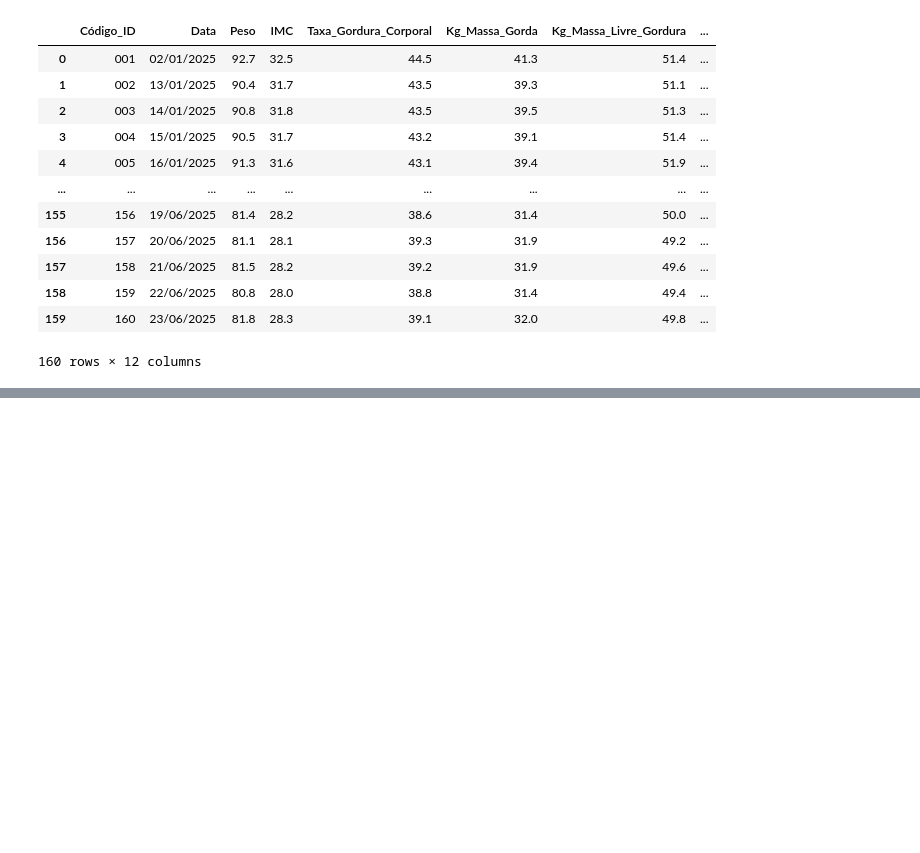
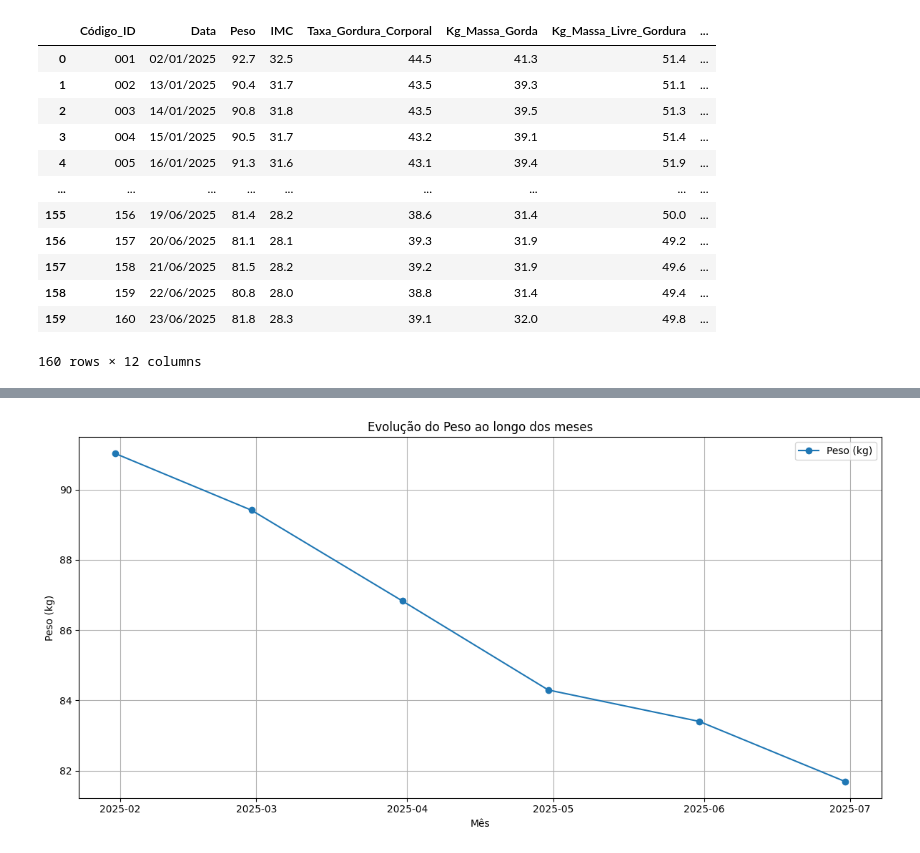
Before and after one commit to victoriawermelinger/Codigo_Fonte_WermelingerV, a Jupyter notebook: Projeto Redefinido: Código Carioca Corporal/PROJETO_FITNESS_CÓDIGOS.ipynb, the cells around one changed output, grey strips where cells are left out. Saved outputs shown, nothing was run; the diff lists cells and outputs as text; code cells hidden in the pictures; blank space fills up the shorter version.

```diff
--- a/Projeto Redefinido: Código Carioca Corporal/PROJETO_FITNESS_CÓDIGOS.ipynb
+++ b/Projeto Redefinido: Código Carioca Corporal/PROJETO_FITNESS_CÓDIGOS.ipynb
@@ -99,0 +140,20 @@ df_projeto
+# %%
+# Plotar a evolução do Peso ao longo dos meses
+df_projeto['Peso'] = df_projeto['Peso'].fillna(0)
+df_projeto = df_projeto[['Data', 'Peso']]  # Selecionando apenas as colunas relevantes
+df_projeto['Data'] = pd.to_datetime(df_projeto['Data'], format='%Y-%m-%d')
+
+# Agrupar por mês e calcular a média do Peso
+df_peso_mensal = df_projeto.resample('M', on='Data').mean(numeric_only=True)
+
+plt.figure(figsize=(12, 6))
+plt.plot(df_peso_mensal.index, df_peso_mensal['Peso'], marker='o', color='tab:blue', label='Peso (kg)')
+plt.title('Evolução do Peso ao longo dos meses')
+plt.xlabel('Mês')
+plt.ylabel('Peso (kg)')
+plt.legend()
+plt.grid(True)
+plt.tight_layout()
+plt.show()
+# %% [output]
+[figure, added]
```
Also changed, not shown: parts of 2 cells of this notebook.
